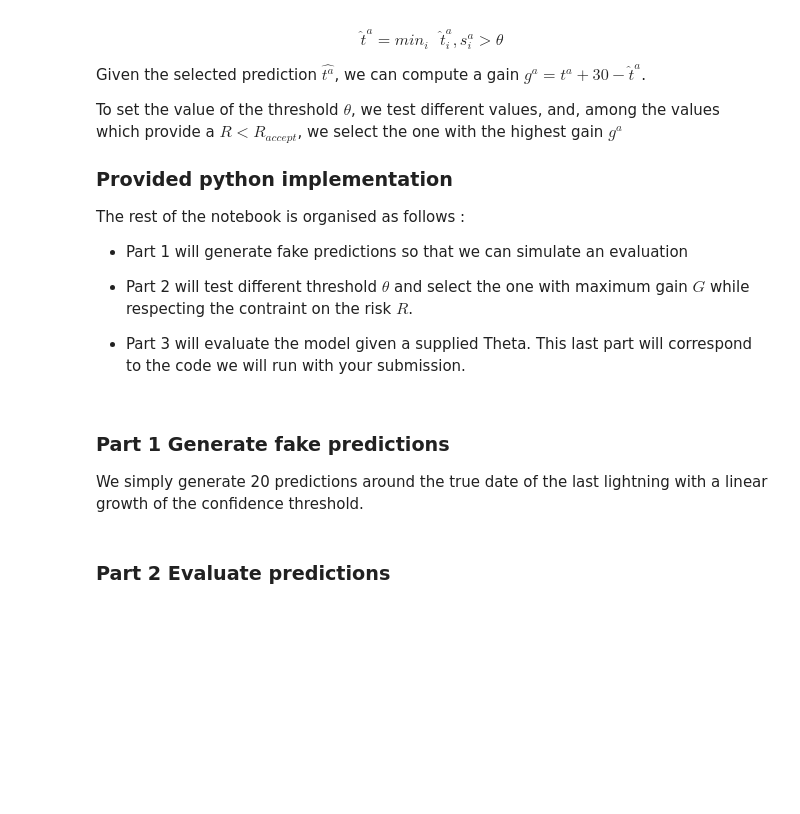
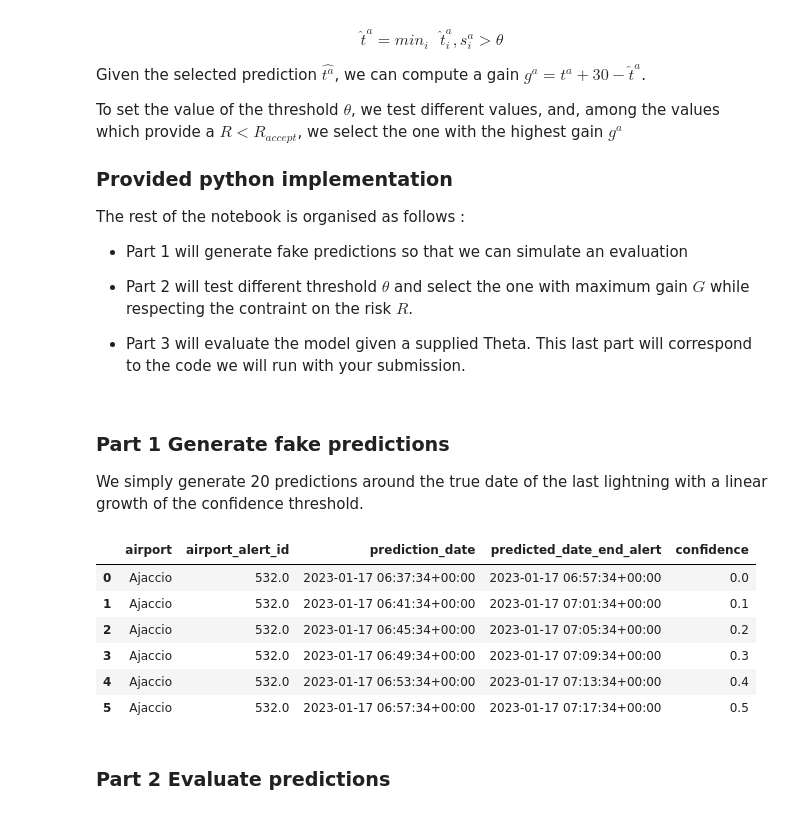
Before and after one commit to zeroualima/Data-Challenge, a Jupyter notebook: dataset_test/Evaluation_databattle_meteorage.ipynb, the cells around one changed output. Saved outputs shown, nothing was run; the diff lists cells and outputs as text; code cells hidden in the pictures; blank space fills up the shorter version.

```diff
--- a/dataset_test/Evaluation_databattle_meteorage.ipynb
+++ b/dataset_test/Evaluation_databattle_meteorage.ipynb
@@ -86,7 +86,7 @@ The rest of the notebook is organised as follows :
 # %%
 import pandas as pd
 ## here replace with your own file
-input_file = "/home/zeroualima/Desktop/DATA CHALLENGE/data_train_databattle2026/segment_alerts_all_airports_train.csv"
+input_file = "dataset_set.csv"
 df = pd.read_csv(input_file)
 # %% [markdown]
 ### Part 1 Generate fake predictions
@@ -105,4 +105,14 @@ predictions= [(airport_name,alert_id,tms+pd.to_timedelta(i-20, unit="minutes"),t
 
 # convert to pandas
 predictions = pd.DataFrame(predictions, columns=['airport','airport_alert_id','prediction_date','predicted_date_end_alert','confidence'])
+# %%
+predictions.head(6)
+# %% [output]
+|  | airport | airport_alert_id | prediction_date | predicted_date_end_alert | confidence |
+| 0 | Ajaccio | 532.0 | 2023-01-17 06:37:34+00:00 | 2023-01-17 06:57:34+00:00 | 0.0 |
+| 1 | Ajaccio | 532.0 | 2023-01-17 06:41:34+00:00 | 2023-01-17 07:01:34+00:00 | 0.1 |
+| 2 | Ajaccio | 532.0 | 2023-01-17 06:45:34+00:00 | 2023-01-17 07:05:34+00:00 | 0.2 |
+| 3 | Ajaccio | 532.0 | 2023-01-17 06:49:34+00:00 | 2023-01-17 07:09:34+00:00 | 0.3 |
+| 4 | Ajaccio | 532.0 | 2023-01-17 06:53:34+00:00 | 2023-01-17 07:13:34+00:00 | 0.4 |
+| 5 | Ajaccio | 532.0 | 2023-01-17 06:57:34+00:00 | 2023-01-17 07:17:34+00:00 | 0.5 |
 # %%
```
Also changed, not shown: parts of 7 cells of this notebook, 6 other files.
